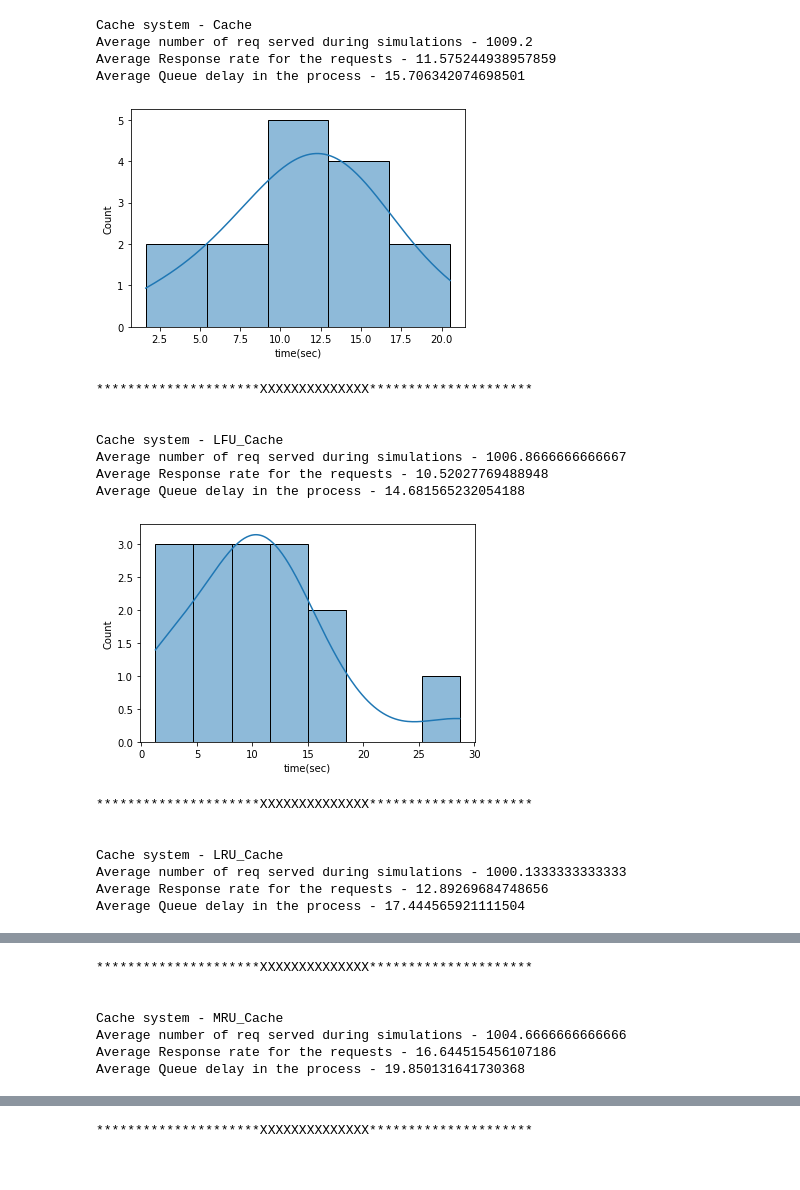
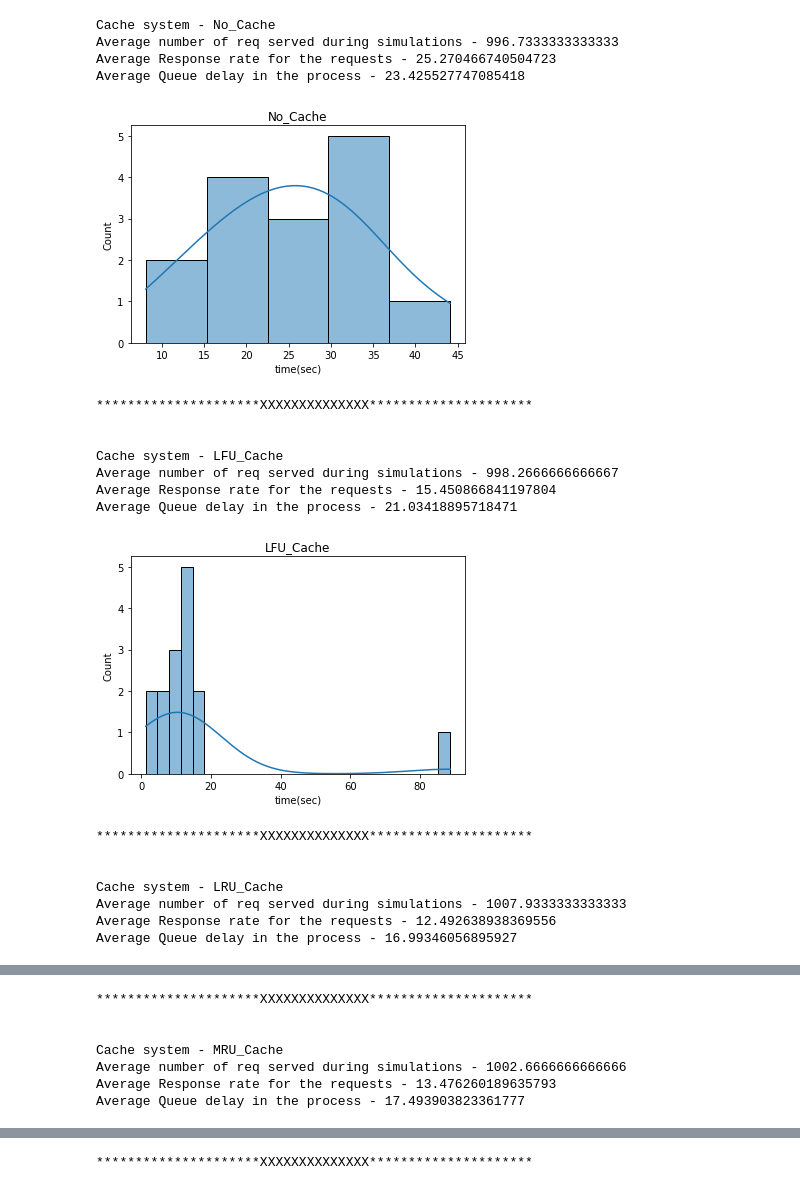
Before and after one commit to Sumeet2807/Cache-Simulator, a Jupyter notebook: simulator.ipynb, the cells around one changed output, grey strips where cells are left out. Drawn from its saved outputs; the diff is of its cells as text; code cells hidden in the pictures.

Commit message:
Plot fix and removed seed

```diff
--- a/simulator.ipynb
+++ b/simulator.ipynb
@@ -22,7 +22,7 @@ CACHE_CAPACITY = 50
 CACHE_MAX_ALLOWED_FILE_SIZE = 20
 SIMULATOR_ITERATIONS = 15
 
-cache_types = [Cache,LFU_Cache,LRU_Cache,MRU_Cache]
+cache_types = [No_Cache,LFU_Cache,LRU_Cache,MRU_Cache]
 for cache_type in cache_types:
     total_times = []
     queue_delays = []
@@ -30,7 +30,6 @@ for cache_type in cache_types:
     for iteration in range(SIMULATOR_ITERATIONS):
 
         # initialize simulator environment
-        np.random.seed(11)
         files = Files()
         cache = cache_type(files)
         # cache = Cache(files)
@@ -39,50 +38,51 @@ for cache_type in cache_types:
 
         #initialize new req events to be processed at every second
         for i in range(TOTAL_TIME_TO_RUN):
             E_get_new_reqs(sim,i)
 
 
         #Main simulator loop
         while(len(sim.sim_q.q)):
 
             e = sim.sim_q.pop()
             e.process()
 
 
         total_times.append(np.mean(sim.get_total_times_for_reqs()))
         queue_delays.append(np.mean(sim.queue_delays))
         req_served.append(sim.req_count)
 
     print("Cache system - " + cache.__class__.__name__)
     print('Average number of req served during simulations - ' + str(np.mean(req_served)))
     print('Average Response rate for the requests - ' + str(np.mean(total_times)))
     print('Average Queue delay in the process - ' + str(np.mean(queue_delays)))
     p = sns.histplot(data=total_times,kde=True)
     p.set_xlabel('time(sec)')
+    p.set_title(cache.__class__.__name__)
     # p.set_xlim(0,10)
 
     plt.show()
     print('\n')
     print('*********************XXXXXXXXXXXXXX*********************')
     print('\n')
 # %% [output]
-Cache system - Cache
-Average number of req served during simulations - 1009.2
-Average Response rate for the requests - 11.575244938957859
-Average Queue delay in the process - 15.706342074698501
+Cache system - No_Cache
+Average number of req served during simulations - 996.7333333333333
+Average Response rate for the requests - 25.270466740504723
+Average Queue delay in the process - 23.425527747085418
-[figure, old version]
+[figure, new version]
 *********************XXXXXXXXXXXXXX*********************
 
 
 Cache system - LFU_Cache
-Average number of req served during simulations - 1006.8666666666667
-Average Response rate for the requests - 10.52027769488948
-Average Queue delay in the process - 14.681565232054188
+Average number of req served during simulations - 998.2666666666667
+Average Response rate for the requests - 15.450866841197804
+Average Queue delay in the process - 21.03418895718471
-[figure, old version]
+[figure, new version]
 *********************XXXXXXXXXXXXXX*********************
 
 
 Cache system - LRU_Cache
-Average number of req served during simulations - 1000.1333333333333
-Average Response rate for the requests - 12.89269684748656
-Average Queue delay in the process - 17.444565921111504
+Average number of req served during simulations - 1007.9333333333333
+Average Response rate for the requests - 12.492638938369556
+Average Queue delay in the process - 16.99346056895927
@@ -91,6 +91,6 @@ Average Queue delay in the process - 17.444565921111504
 
 
 Cache system - MRU_Cache
-Average number of req served during simulations - 1004.6666666666666
-Average Response rate for the requests - 16.644515456107186
-Average Queue delay in the process - 19.850131641730368
+Average number of req served during simulations - 1002.6666666666666
+Average Response rate for the requests - 13.476260189635793
+Average Queue delay in the process - 17.493903823361777
```
Also changed, not shown: parts of 1 cell of this notebook, 3 other files.
